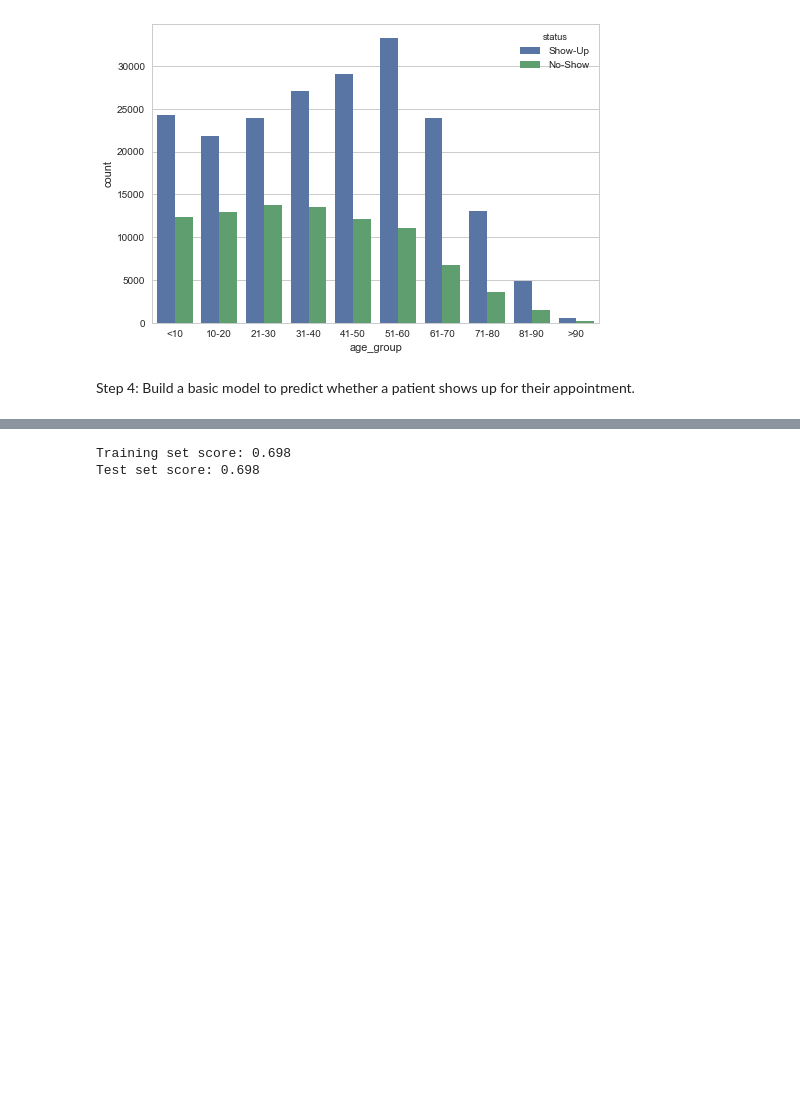
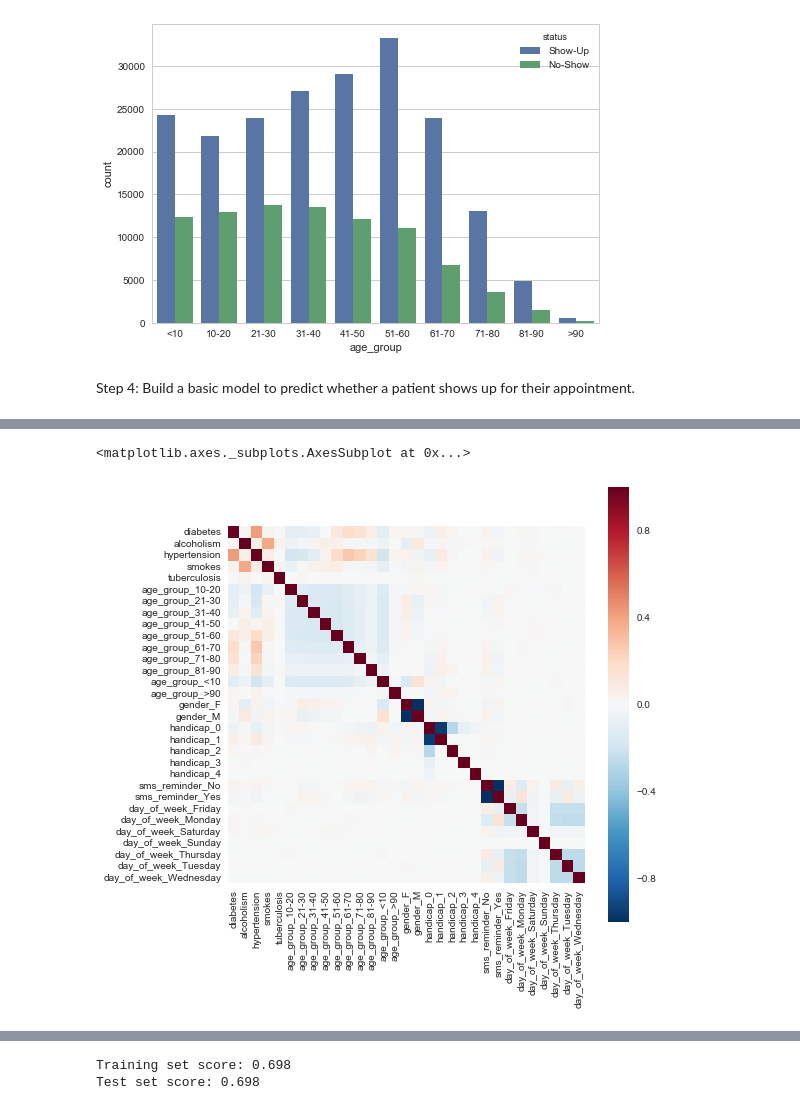
Before and after one commit to sriharinagarajan/Data_Exploration_Modeling_Case, a Jupyter notebook: Part_1.ipynb, the cells around one changed output, grey strips where cells are left out. Saved outputs shown, nothing was run; the diff lists cells and outputs as text; code cells hidden in the pictures; blank space fills up the shorter version.

```diff
--- a/Part_1.ipynb
+++ b/Part_1.ipynb
@@ -121,10 +159,14 @@ patient_appt.hist(figsize=(20,20));
 # %%
+#from collections import defaultdict
+from sklearn.preprocessing import LabelEncoder
 #Separating independent (X) and dependent variable(Y).
-X = patient_appt[['age','gender','diabetes','alcoholism','hypertension','handicap','smokes','tuberculosis','sms_reminder','day_of_week']]
+X = patient_appt[['age_group','gender','diabetes','alcoholism','hypertension','handicap','smokes','tuberculosis','sms_reminder','day_of_week']]
 y = patient_appt['status']
 #Imputing variables with median incase there are missing values in future.  Not the best technique, but just for time being.
 X_d = X.fillna(X.median())
 #Getting binary dummy variables for categorical columns.
 X_d = pd.get_dummies(X_d)
-X_d.columns
+#d = defaultdict(LabelEncoder)
+#X_d = X_d.apply(lambda x: d[x.name].fit_transform(x))
+X_d.head()
 # %% [output]
@@ -137,0 +200,4 @@ Index(['age', 'diabetes', 'alcoholism', 'hypertension', 'smokes',
+# %%
+#Check for variable correlation
+corr = X_d.corr()
+corr
@@ -137,0 +223,7 @@ Index(['age', 'diabetes', 'alcoholism', 'hypertension', 'smokes',
+# %%
+#Checking for correlations between input variables.
+plt.figure(figsize = (8,8))
+sns.heatmap(corr,vmax=1,square=True)
+# %% [output]
+<matplotlib.axes._subplots.AxesSubplot at 0x...>
+[figure, added]
```
Also changed, not shown: parts of 26 cells of this notebook, 1 other file.
